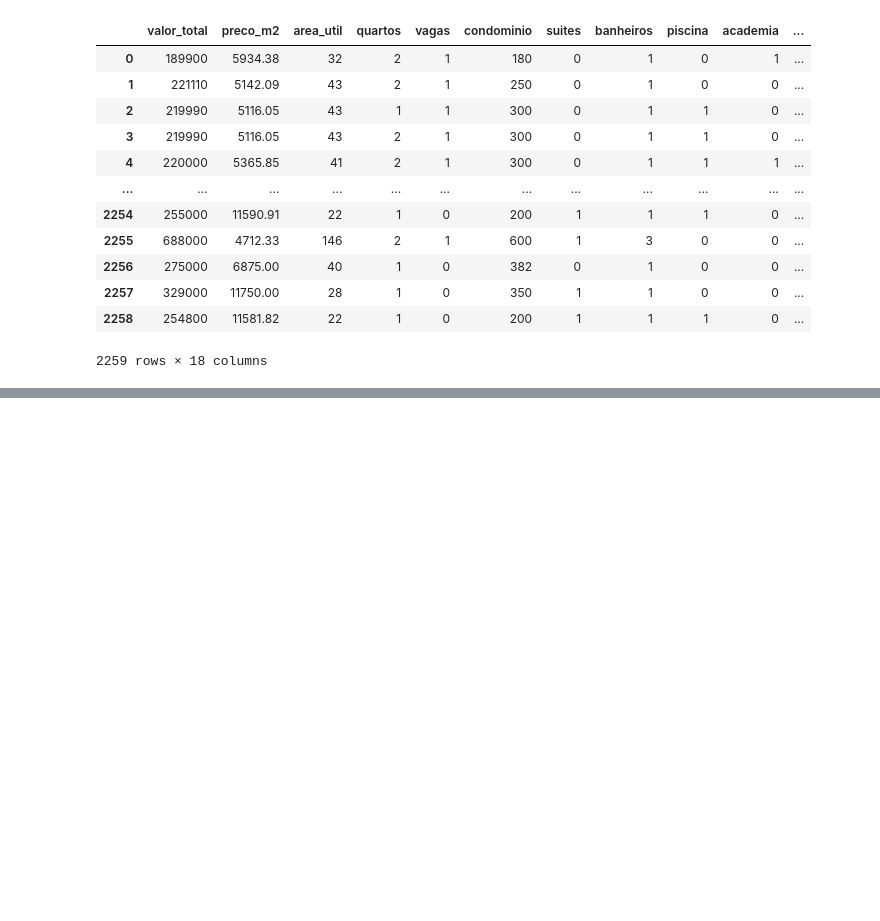
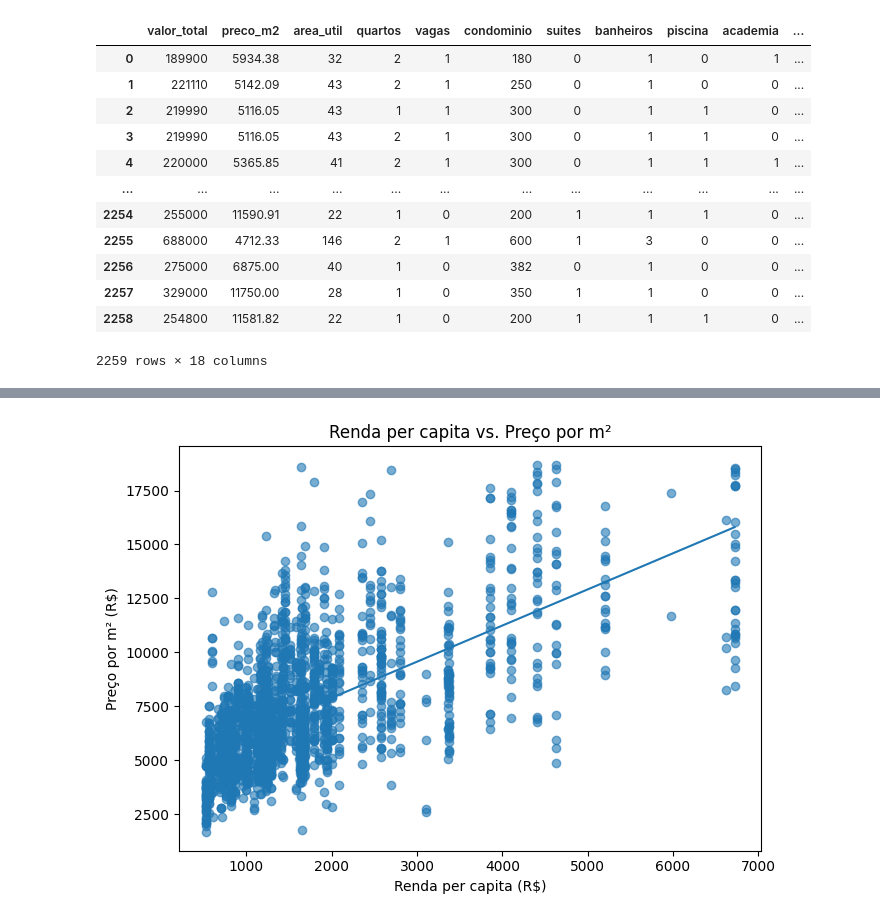
Before and after one commit to daniel-usp/MBA-BIA-USP, a Jupyter notebook: analytics_imóveis_sp_usp.ipynb, the cells around one changed output, grey strips where cells are left out. Cells and saved outputs as stored; diff of their text form; code cells hidden in the pictures; blank space fills up the shorter version.

```diff
--- a/analytics_imóveis_sp_usp.ipynb
+++ b/analytics_imóveis_sp_usp.ipynb
@@ -123,0 +220,87 @@ tabela
+# %%
+# -*- coding: utf-8 -*-
+# Análises de bairros e correlação renda x preço/m²
+
+import pandas as pd
+import numpy as np
+import matplotlib.pyplot as plt
+
+# ===== 0) Carregamento e preparação =====
+# Ajuste o caminho conforme seu ambiente (Colab usa /content)
+caminho = "/content/dados_imoveis_SP_Aula.xlsx"
+df = pd.read_excel(caminho)
+
+# Limpeza básica
+df["bairro"] = df["bairro"].astype(str).str.strip()
+
+# Garantir que colunas numéricas estejam no tipo correto
+for col in ["preco_m2", "renda_percapita"]:
+    df[col] = pd.to_numeric(df[col], errors="coerce")
+
+# Função auxiliar para formatação BRL
+def brl(x: float) -> str:
+    if pd.isna(x):
+        return "R$ -"
+    return ("R$ " + f"{x:,.2f}").replace(",", "X").replace(".", ",").replace("X", ".")
+
+# ===== 1) Bairro mais caro e mais barato (média de preço/m²) =====
+m2_por_bairro = (
+    df.groupby("bairro", as_index=False)["preco_m2"]
+      .mean()
+      .rename(columns={"preco_m2": "preco_m2_medio"})
+)
+
+# Remover bairros sem valor válido
+m2_por_bairro = m2_por_bairro.dropna(subset=["preco_m2_medio"])
+
+# Ordenar para facilitar inspeção
+m2_ordenado = m2_por_bairro.sort_values("preco_m2_medio", ascending=False).reset_index(drop=True)
+
+bairro_mais_caro = m2_ordenado.iloc[0]
+bairro_mais_barato = m2_ordenado.iloc[-1]
+
+print("💵 Bairro mais caro por m² (média): "
+      f"{bairro_mais_caro['bairro']} — {brl(bairro_mais_caro['preco_m2_medio'])}/m²")
+
+print("💵 Bairro mais barato por m² (média): "
+      f"{bairro_mais_barato['bairro']} — {brl(bairro_mais_barato['preco_m2_medio'])}/m²")
+
+# (Opcional) ver top 10 caros/baratos:
+# print("\nTop 10 bairros mais caros por m² (média):")
+# print(m2_ordenado.head(10).assign(preco_m2_medio=lambda d: d["preco_m2_medio"].map(brl)).to_string(index=False))
+# print("\nTop 10 bairros mais baratos por m² (média):")
+# print(m2_ordenado.tail(10).assign(preco_m2_medio=lambda d: d["preco_m2_medio"].map(brl)).to_string(index=False))
+
+# ===== 2) Top 5 bairros por número de imóveis =====
+top5 = (
+    df["bairro"].value_counts()
+      .head(5)
+      .rename_axis("bairro")
+      .reset_index(name="qtd_imoveis")
+)
+
+print("\n🏘️ Top 5 bairros por quantidade de imóveis:")
+print(top5.to_string(index=False))
+
+# ===== 3) Correlação (Pearson) renda per capita x preço/m² =====
+corr_df = df[["renda_percapita", "preco_m2"]].dropna()
+pearson = corr_df["renda_percapita"].corr(corr_df["preco_m2"])
+
+print(f"\n📊 Correlação (Pearson) entre renda per capita e preço por m²: {pearson:.3f} "
+      f"(n={len(corr_df)})")
+
+# ===== 4) (Opcional) Gráfico de dispersão com linha de tendência =====
+# Observação: se não desejar o gráfico, comente esta seção.
+plt.figure(figsize=(7,5))
+plt.scatter(corr_df["renda_percapita"], corr_df["preco_m2"], alpha=0.6)
+# Linha de tendência (ajuste linear)
+coef = np.polyfit(corr_df["renda_percapita"], corr_df["preco_m2"], deg=1)
+x_vals = np.linspace(corr_df["renda_percapita"].min(), corr_df["renda_percapita"].max(), 200)
+y_vals = np.polyval(coef, x_vals)
+plt.plot(x_vals, y_vals)
+plt.xlabel("Renda per capita (R$)")
+plt.ylabel("Preço por m² (R$)")
+plt.title("Renda per capita vs. Preço por m²")
+plt.tight_layout()
+plt.show()
+# %% [output]
@@ -123,0 +319 @@ tabela
+[figure, added]
```
Also changed, not shown: parts of 15 cells of this notebook.
